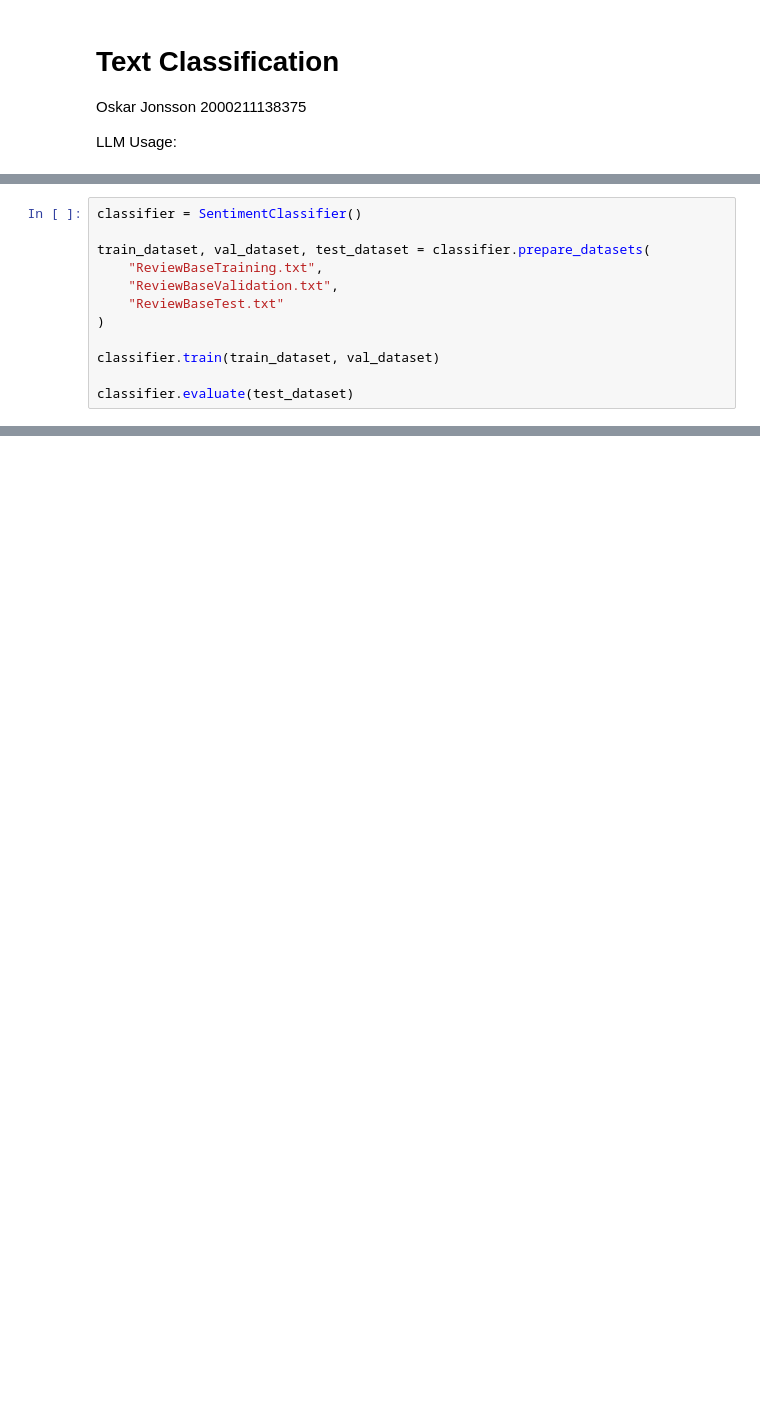
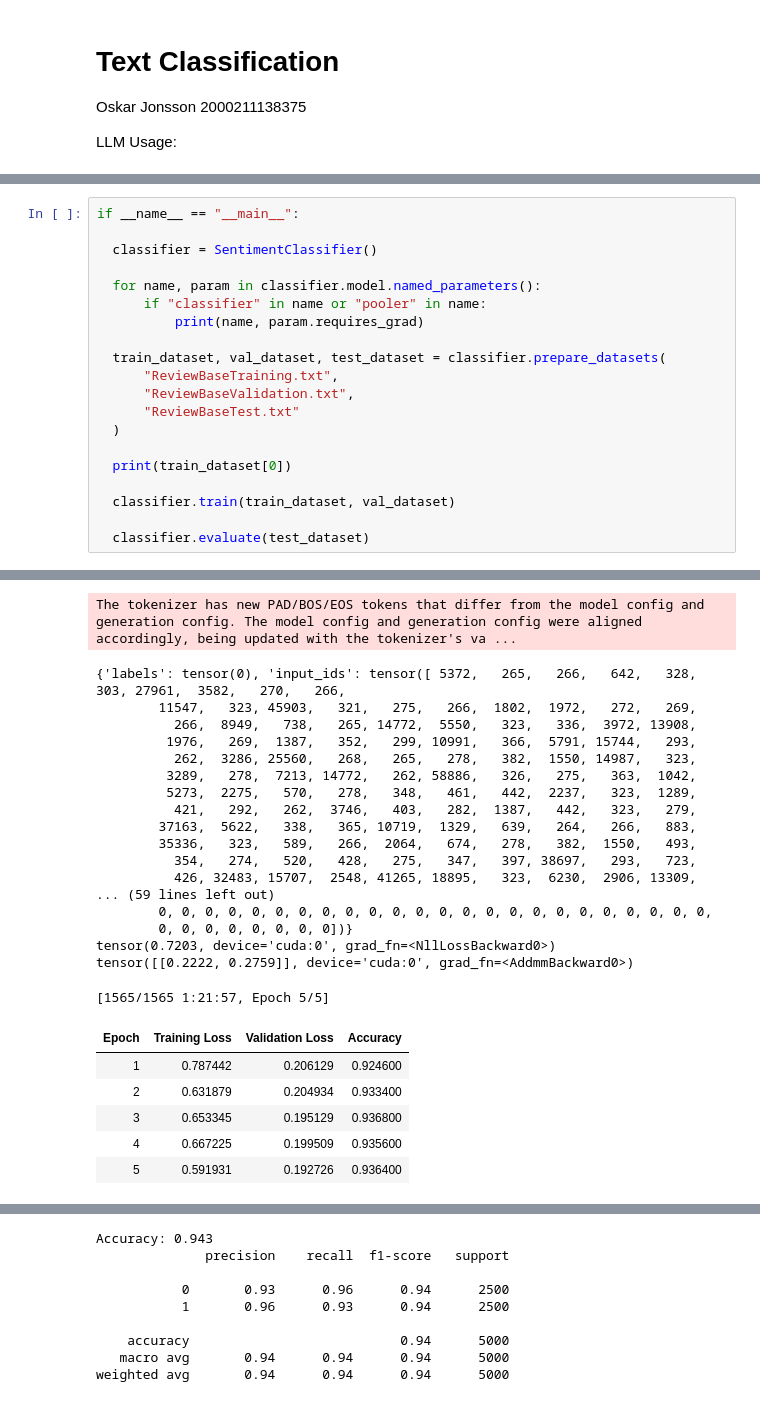
Before and after one commit to Odjej/TME286, a Jupyter notebook: Assignment 3 Text classification/ass3.ipynb, the cells around one changed output, grey strips where cells are left out. Saved outputs shown, nothing was run; the diff lists cells and outputs as text; blank space fills up the shorter version.

```diff
--- a/Assignment 3 Text classification/ass3.ipynb
+++ b/Assignment 3 Text classification/ass3.ipynb
@@ -210,17 +253,25 @@ class SentimentClassifier:
         print("Accuracy:", accuracy_score(self.test_labels, y_pred))
         print(classification_report(self.test_labels, y_pred))
 # %%
-classifier = SentimentClassifier()
+if __name__ == "__main__":
 
-train_dataset, val_dataset, test_dataset = classifier.prepare_datasets(
-    "ReviewBaseTraining.txt",
-    "ReviewBaseValidation.txt",
-    "ReviewBaseTest.txt"
-)
+  classifier = SentimentClassifier()
 
-classifier.train(train_dataset, val_dataset)
+  for name, param in classifier.model.named_parameters():
+      if "classifier" in name or "pooler" in name:
+          print(name, param.requires_grad)
 
-classifier.evaluate(test_dataset)
+  train_dataset, val_dataset, test_dataset = classifier.prepare_datasets(
+      "ReviewBaseTraining.txt",
+      "ReviewBaseValidation.txt",
+      "ReviewBaseTest.txt"
+  )
+
+  print(train_dataset[0])
+
+  classifier.train(train_dataset, val_dataset)
+
+  classifier.evaluate(test_dataset)
 # %% [output]
 DebertaV2ForSequenceClassification LOAD REPORT from: microsoft/deberta-v3-small
 Key                                     | Status     |
@@ -243,11 +302,36 @@ trainable params: 960,002 || all params: 142,856,452 || trainable%: 0.6720
 Class distribution in training:
 label
 0    5000
 1    5000
 Name: count, dtype: int64
 
 Class distribution in validation:
 label
 0    2500
 1    2500
 Name: count, dtype: int64
+The tokenizer has new PAD/BOS/EOS tokens that differ from the model config and generation config. The model config and generation config were aligned accordingly, being updated with the tokenizer's va ...
+{'labels': tensor(0), 'input_ids': tensor([ 5372,   265,   266,   642,   328,   303, 27961,  3582,   270,   266,
+        11547,   323, 45903,   321,   275,   266,  1802,  1972,   272,   269,
+          266,  8949,   738,   265, 14772,  5550,   323,   336,  3972, 13908,
+         1976,   269,  1387,   352,   299, 10991,   366,  5791, 15744,   293,
+          262,  3286, 25560,   268,   265,   278,   382,  1550, 14987,   323,
+         3289,   278,  7213, 14772,   262, 58886,   326,   275,   363,  1042,
+         5273,  2275,   570,   278,   348,   461,   442,  2237,   323,  1289,
+          421,   292,   262,  3746,   403,   282,  1387,   442,   323,   279,
+        37163,  5622,   338,   365, 10719,  1329,   639,   264,   266,   883,
+        35336,   323,   589,   266,  2064,   674,   278,   382,  1550,   493,
+          354,   274,   520,   428,   275,   347,   397, 38697,   293,   723,
+          426, 32483, 15707,  2548, 41265, 18895,   323,  6230,  2906, 13309,
+... (59 lines left out)
+        0, 0, 0, 0, 0, 0, 0, 0, 0, 0, 0, 0, 0, 0, 0, 0, 0, 0, 0, 0, 0, 0, 0, 0,
+        0, 0, 0, 0, 0, 0, 0, 0])}
+tensor(0.7203, device='cuda:0', grad_fn=<NllLossBackward0>)
+tensor([[0.2222, 0.2759]], device='cuda:0', grad_fn=<AddmmBackward0>)
+[1565/1565 1:21:57, Epoch 5/5]
+| Epoch | Training Loss | Validation Loss | Accuracy |
+| 1 | 0.787442 | 0.206129 | 0.924600 |
+| 2 | 0.631879 | 0.204934 | 0.933400 |
+| 3 | 0.653345 | 0.195129 | 0.936800 |
+| 4 | 0.667225 | 0.199509 | 0.935600 |
+| 5 | 0.591931 | 0.192726 | 0.936400 |
@@ -253,0 +339,9 @@ Name: count, dtype: int64
+Accuracy: 0.943
+              precision    recall  f1-score   support
+
+           0       0.93      0.96      0.94      2500
+           1       0.96      0.93      0.94      2500
+
+    accuracy                           0.94      5000
+   macro avg       0.94      0.94      0.94      5000
+weighted avg       0.94      0.94      0.94      5000
```
Also changed, not shown: parts of 8 cells of this notebook, 7 other files.
